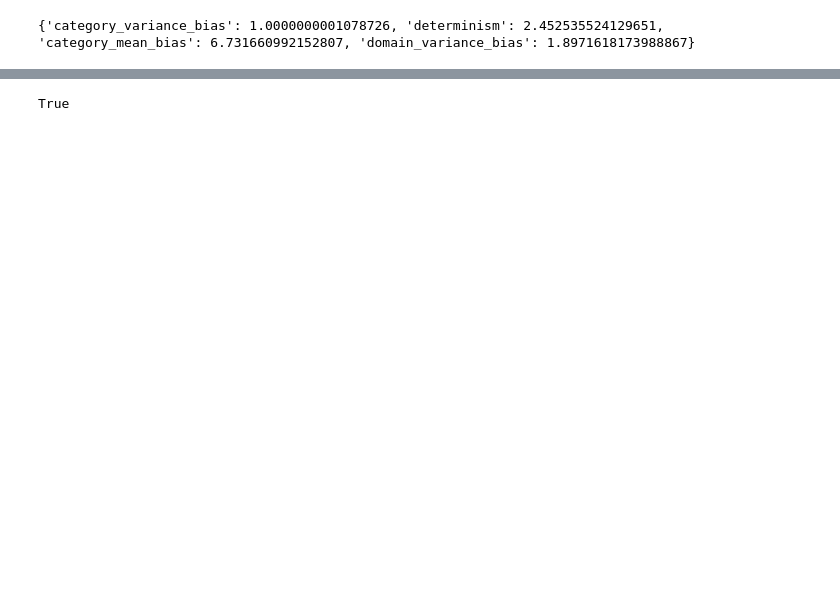
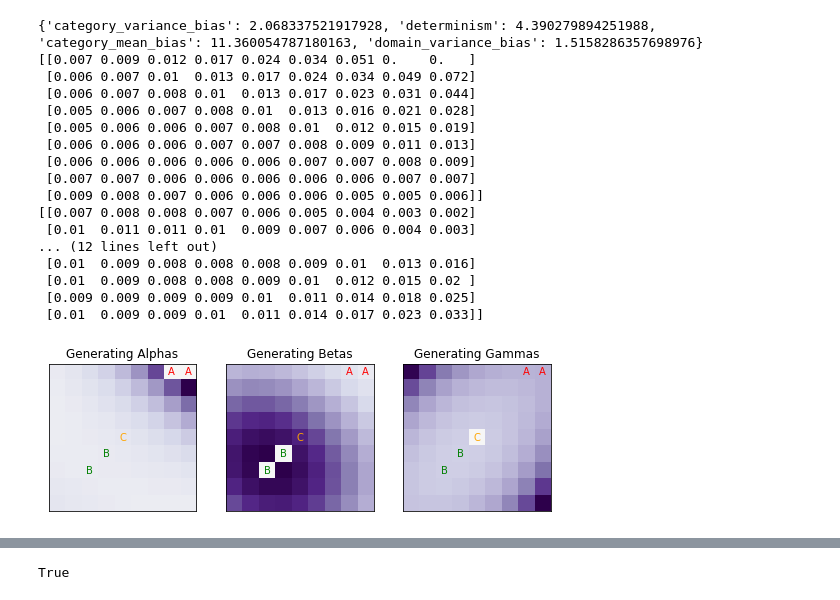
Before and after one commit to AusterweilLab/generating_categories, a Jupyter notebook: Experiments/cogpsych-code/test_multiple_cats.ipynb, the cells around one changed output, grey strips where cells are left out. Cells and saved outputs as stored; diff of their text form; code cells hidden in the pictures; blank space fills up the shorter version.

```diff
--- a/Experiments/cogpsych-code/test_multiple_cats.ipynb
+++ b/Experiments/cogpsych-code/test_multiple_cats.ipynb
@@ -31,37 +56,58 @@ best_params = funcs.compress_chtc_parms(best_params_t)
 # %%
 import matplotlib.pyplot as plt
 wrap_ax = None
-model = RepresentJK13#
+model = RepresentJK13
 params = best_params[model.model]
+#params = dict({'determinism':1,'unit_var':.1}) #for dumb Negated
+
+# params = best_params[CopyTweak.model]
+# params['negwt'] = 2
 print(params)
 c1 = np.array([[-1.,-1.],[1.,-1.],[-1.,1.],[1.,1.]])
 c1 = np.array([[1.,1],[.75,1]])
 
 
-c2 = np.array([[-.25,-.25],[-.5,-.5],[-.25,-.5],[1,-1]])
+c2 = np.array([[-.25,-.25],[-.5,-.5]])#,[-.25,-.5],[1,-1]])
 c3 = np.array([[0,0]])
 categories = [c1,c2,c3]
 catstr = ['Generating Alphas','Generating Betas','Generating Gammas']
 
 STAT_LIMS = (-1.0, 1.0)
 betacol = ['green' for bi in range(len(c2))]
 f,ax = plt.subplots(1,len(categories),figsize=(3*len(categories),3))
 # params['category_mean_bias'] = .1
 for ci in range(len(categories)):
     ps = model(categories,params,wrap_ax=wrap_ax).get_generation_ps(stimuli,ci,'generate')
-#     print(np.round(np.reshape(ps,(9,9)),3))
+    print(np.flipud(np.round(np.reshape(ps,(9,9)),3)))
     gps = funcs.gradientroll(ps,'roll')[:,:,0]
     ps_ElRange = gps.max()-gps.min();
     plotVals = (gps-gps.min())/ps_ElRange
     if len(categories)>2:
         gammas = categories[2]
     else:
         gammas = []
     funcs.plotgradient(ax[ci], plotVals, categories[0], categories[1], gammas = gammas,clim = STAT_LIMS, cmap = 'PuOr',beta_col=betacol)
     ax[ci].set_title(catstr[ci])
 # plt.close()
 # categories2 = [np.array([[-1.,-1.],[1.,-1.],[-1.,-.75],[1.,-.75]])]
 # temp2 = model(categories2,params,wrap_ax=wrap_ax).get_generation_ps(stimuli,1,'generate',wrap_ax=wrap_ax)
 # print(np.round(np.reshape(temp2,(9,9)),3))
 # %% [output]
-{'category_variance_bias': 1.0000000001078726, 'determinism': 2.452535524129651, 'category_mean_bias': 6.731660992152807, 'domain_variance_bias': 1.8971618173988867}
+{'category_variance_bias': 2.068337521917928, 'determinism': 4.390279894251988, 'category_mean_bias': 11.360054787180163, 'domain_variance_bias': 1.5158286357698976}
+[[0.007 0.009 0.012 0.017 0.024 0.034 0.051 0.    0.   ]
+ [0.006 0.007 0.01  0.013 0.017 0.024 0.034 0.049 0.072]
+ [0.006 0.007 0.008 0.01  0.013 0.017 0.023 0.031 0.044]
+ [0.005 0.006 0.007 0.008 0.01  0.013 0.016 0.021 0.028]
+ [0.005 0.006 0.006 0.007 0.008 0.01  0.012 0.015 0.019]
+ [0.006 0.006 0.006 0.007 0.007 0.008 0.009 0.011 0.013]
+ [0.006 0.006 0.006 0.006 0.006 0.007 0.007 0.008 0.009]
+ [0.007 0.007 0.006 0.006 0.006 0.006 0.006 0.007 0.007]
+ [0.009 0.008 0.007 0.006 0.006 0.006 0.005 0.005 0.006]]
+[[0.007 0.008 0.008 0.007 0.006 0.005 0.004 0.003 0.002]
+ [0.01  0.011 0.011 0.01  0.009 0.007 0.006 0.004 0.003]
+... (12 lines left out)
+ [0.01  0.009 0.008 0.008 0.008 0.009 0.01  0.013 0.016]
+ [0.01  0.009 0.008 0.008 0.009 0.01  0.012 0.015 0.02 ]
+ [0.009 0.009 0.009 0.009 0.01  0.011 0.014 0.018 0.025]
+ [0.01  0.009 0.009 0.01  0.011 0.014 0.017 0.023 0.033]]
+[figure, added]
```
Also changed, not shown: parts of 7 cells of this notebook, 29 other files.
